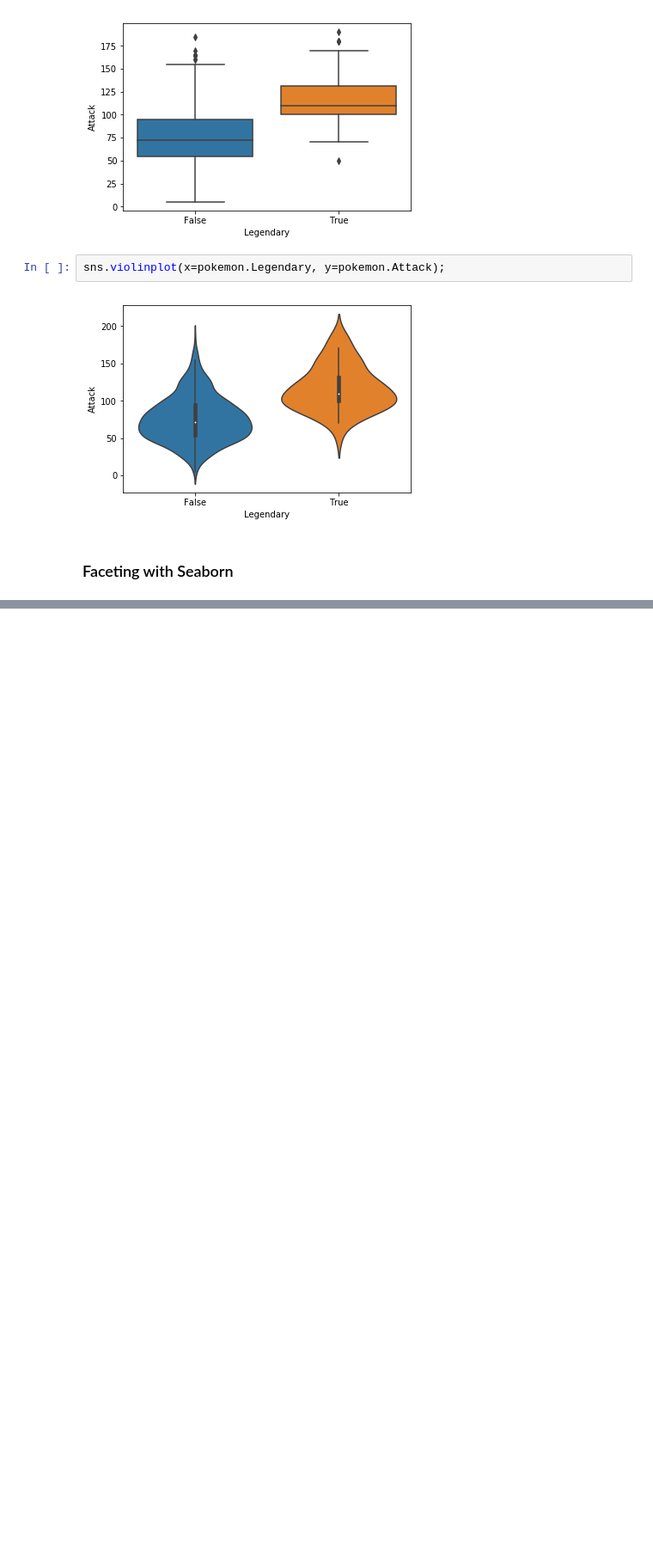
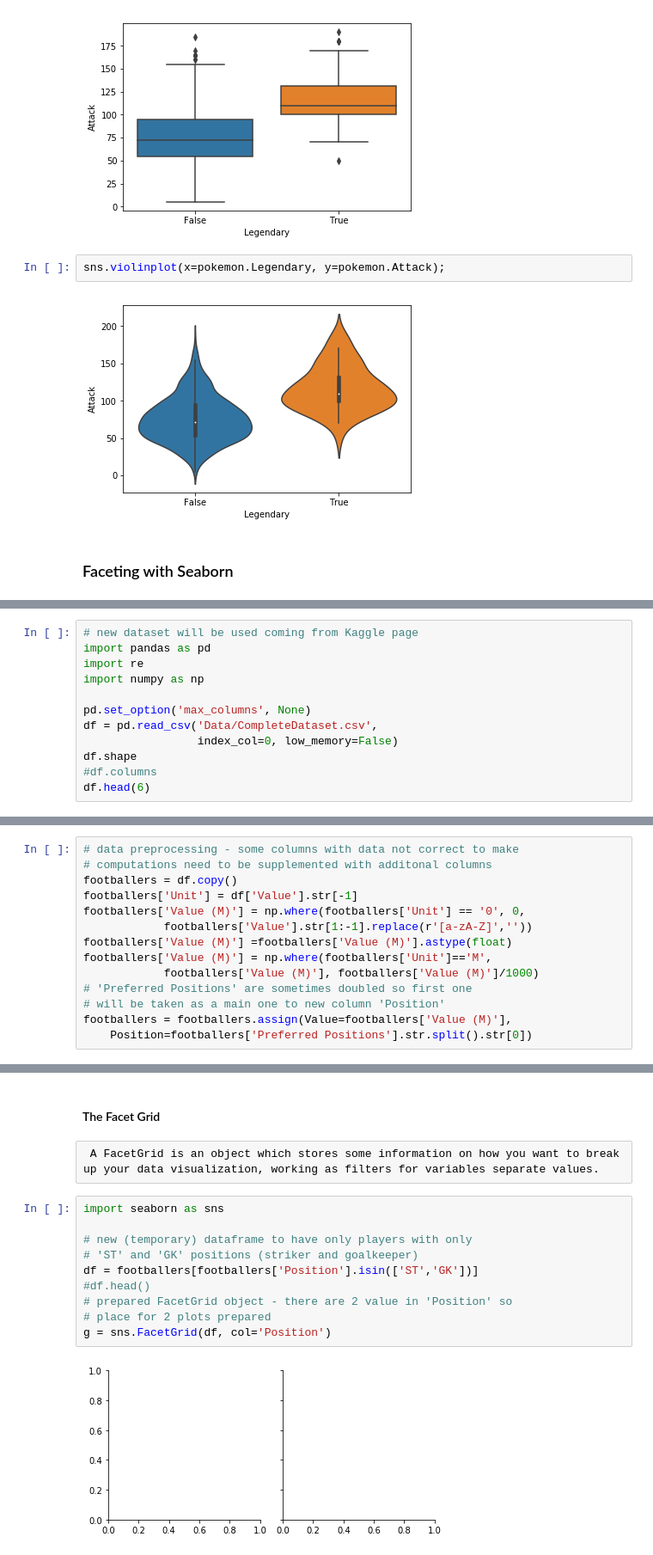
Before and after one commit to Licho59/job_data_visualize, a Jupyter notebook: Data_analysis_visualization/visualisation_review_tutorial.ipynb, the cells around one changed output, grey strips where cells are left out. Shown at 86% size. Drawn from its saved outputs; the diff is of its cells as text; blank space fills up the shorter version.

```diff
--- a/Data_analysis_visualization/visualisation_review_tutorial.ipynb
+++ b/Data_analysis_visualization/visualisation_review_tutorial.ipynb
@@ -574,0 +595,12 @@ sns.violinplot(x=pokemon.Legendary, y=pokemon.Attack);
+# %%
+# new dataset will be used coming from Kaggle page
+import pandas as pd
+import re
+import numpy as np
+
+pd.set_option('max_columns', None)
+df = pd.read_csv('Data/CompleteDataset.csv',
+                 index_col=0, low_memory=False)
+df.shape
+#df.columns
+df.head(6)
@@ -574,0 +616,14 @@ sns.violinplot(x=pokemon.Legendary, y=pokemon.Attack);
+# %%
+# data preprocessing - some columns with data not correct to make
+# computations need to be supplemented with additonal columns
+footballers = df.copy()
+footballers['Unit'] = df['Value'].str[-1]
+footballers['Value (M)'] = np.where(footballers['Unit'] == '0', 0,
+            footballers['Value'].str[1:-1].replace(r'[a-zA-Z]',''))
+footballers['Value (M)'] =footballers['Value (M)'].astype(float)
+footballers['Value (M)'] = np.where(footballers['Unit']=='M',
+            footballers['Value (M)'], footballers['Value (M)']/1000)
+# 'Preferred Positions' are sometimes doubled so first one
+# will be taken as a main one to new column 'Position'
+footballers = footballers.assign(Value=footballers['Value (M)'],
+    Position=footballers['Preferred Positions'].str.split().str[0])
@@ -574,0 +637,16 @@ sns.violinplot(x=pokemon.Legendary, y=pokemon.Attack);
+# %% [markdown]
+#### The Facet Grid
+# %% [raw]
+ A FacetGrid is an object which stores some information on how you want to break up your data visualization, working as filters for variables separate values.
+# %%
+import seaborn as sns
+
+# new (temporary) dataframe to have only players with only
+# 'ST' and 'GK' positions (striker and goalkeeper)
+df = footballers[footballers['Position'].isin(['ST','GK'])]
+#df.head()
+# prepared FacetGrid object - there are 2 value in 'Position' so
+# place for 2 plots prepared
+g = sns.FacetGrid(df, col='Position')
+# %% [output]
+[figure, added]
```
Also changed, not shown: parts of 49 cells of this notebook, 7 other files.
